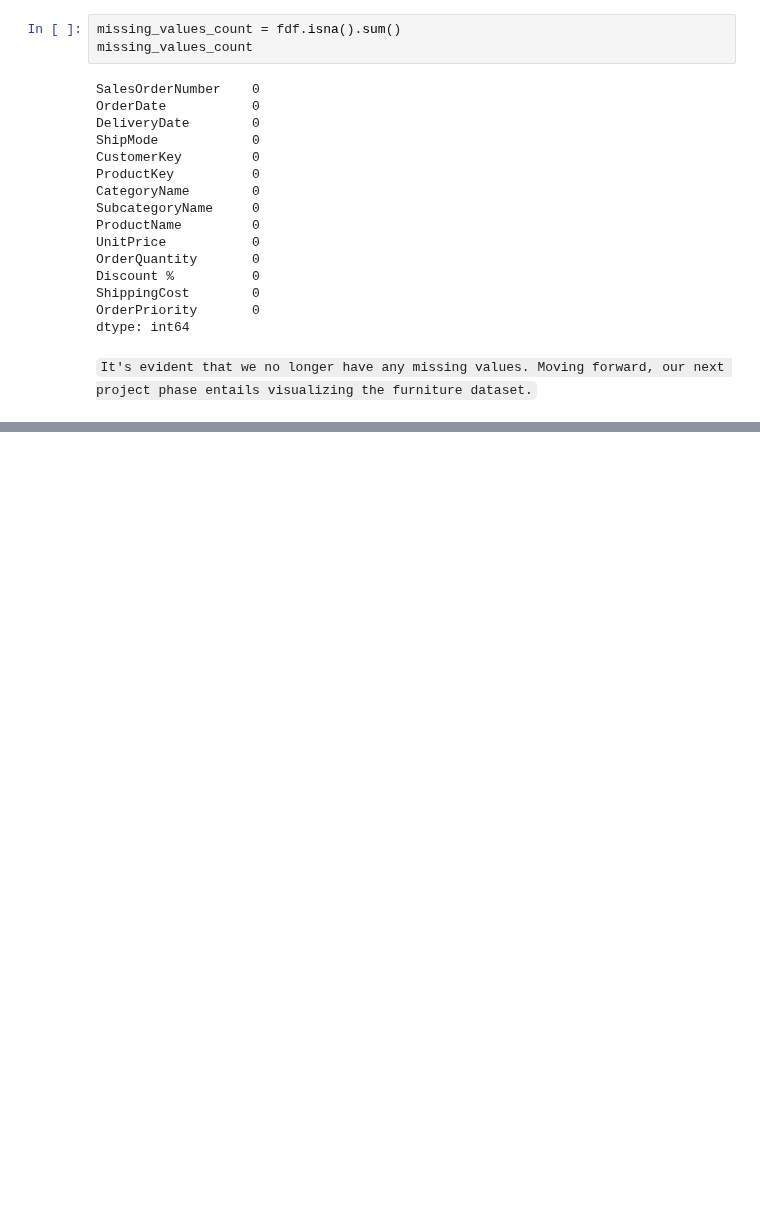
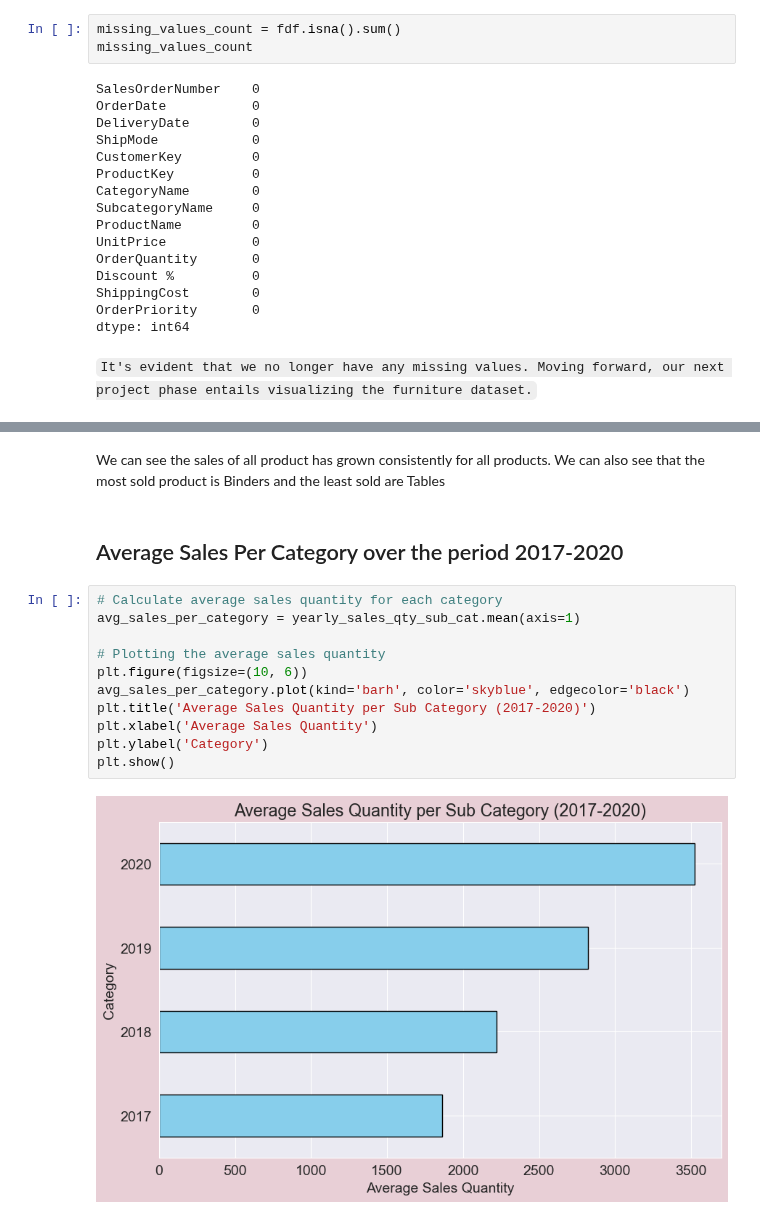
Before and after one commit to SimmiSheetalJain/Uncovering-furniture-sales-insights, a Jupyter notebook: Uncovering-Furniture-Sales-Insights.ipynb, the cells around one changed output, grey strips where cells are left out. Drawn from its saved outputs; the diff is of its cells as text; blank space fills up the shorter version.

```diff
--- a/Uncovering-Furniture-Sales-Insights.ipynb
+++ b/Uncovering-Furniture-Sales-Insights.ipynb
@@ -434,0 +458,17 @@ plt.show()
+# %% [markdown]
+We can see the sales of all product has grown consistently for all products. We can also see that the most sold product is Binders and the least sold are Tables
+# %% [markdown]
+## Average Sales Per Category over the period 2017-2020
+# %%
+# Calculate average sales quantity for each category
+avg_sales_per_category = yearly_sales_qty_sub_cat.mean(axis=1)
+
+# Plotting the average sales quantity
+plt.figure(figsize=(10, 6))
+avg_sales_per_category.plot(kind='barh', color='skyblue', edgecolor='black')
+plt.title('Average Sales Quantity per Sub Category (2017-2020)')
+plt.xlabel('Average Sales Quantity')
+plt.ylabel('Category')
+plt.show()
+# %% [output]
+[figure, added]
```
Also changed, not shown: parts of 35 cells of this notebook.
